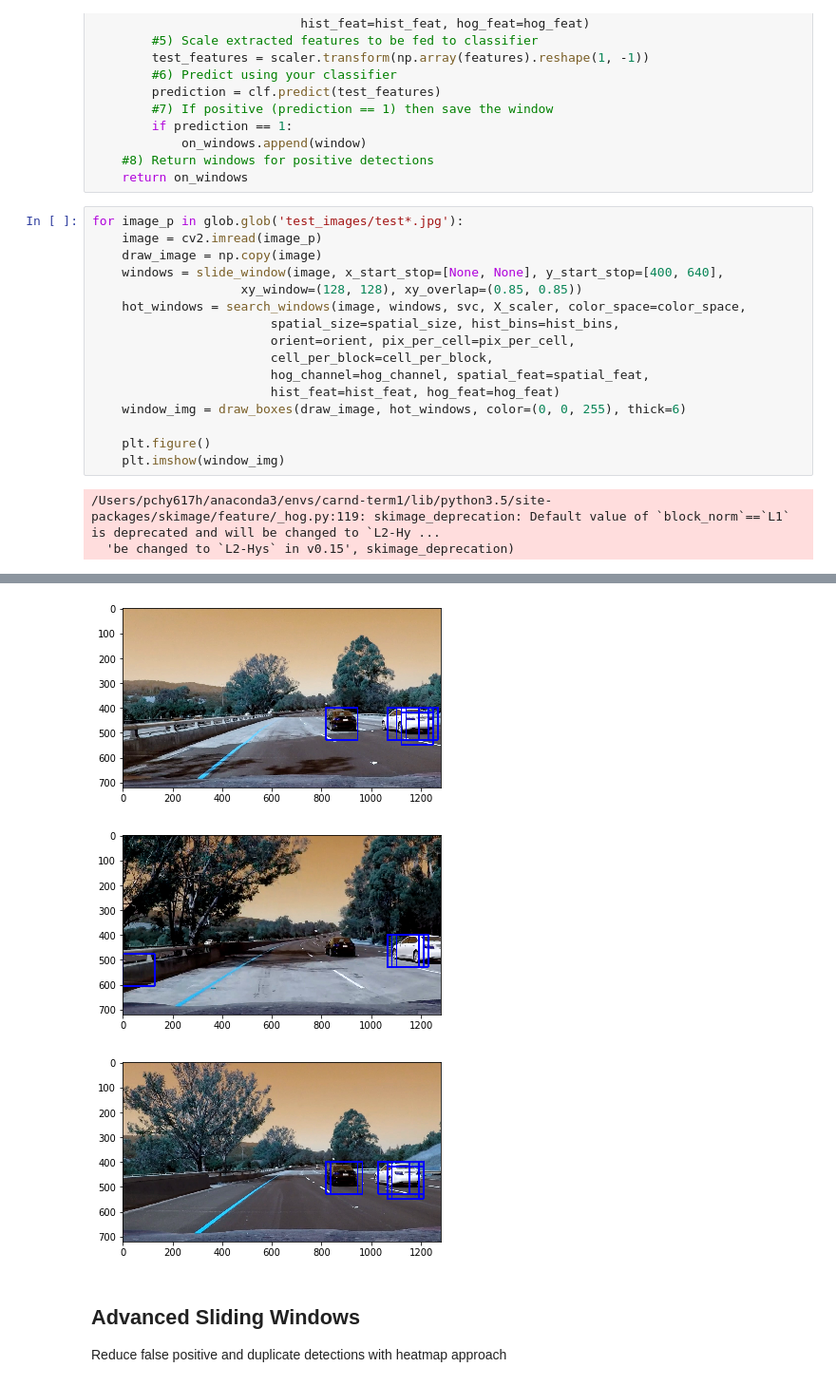
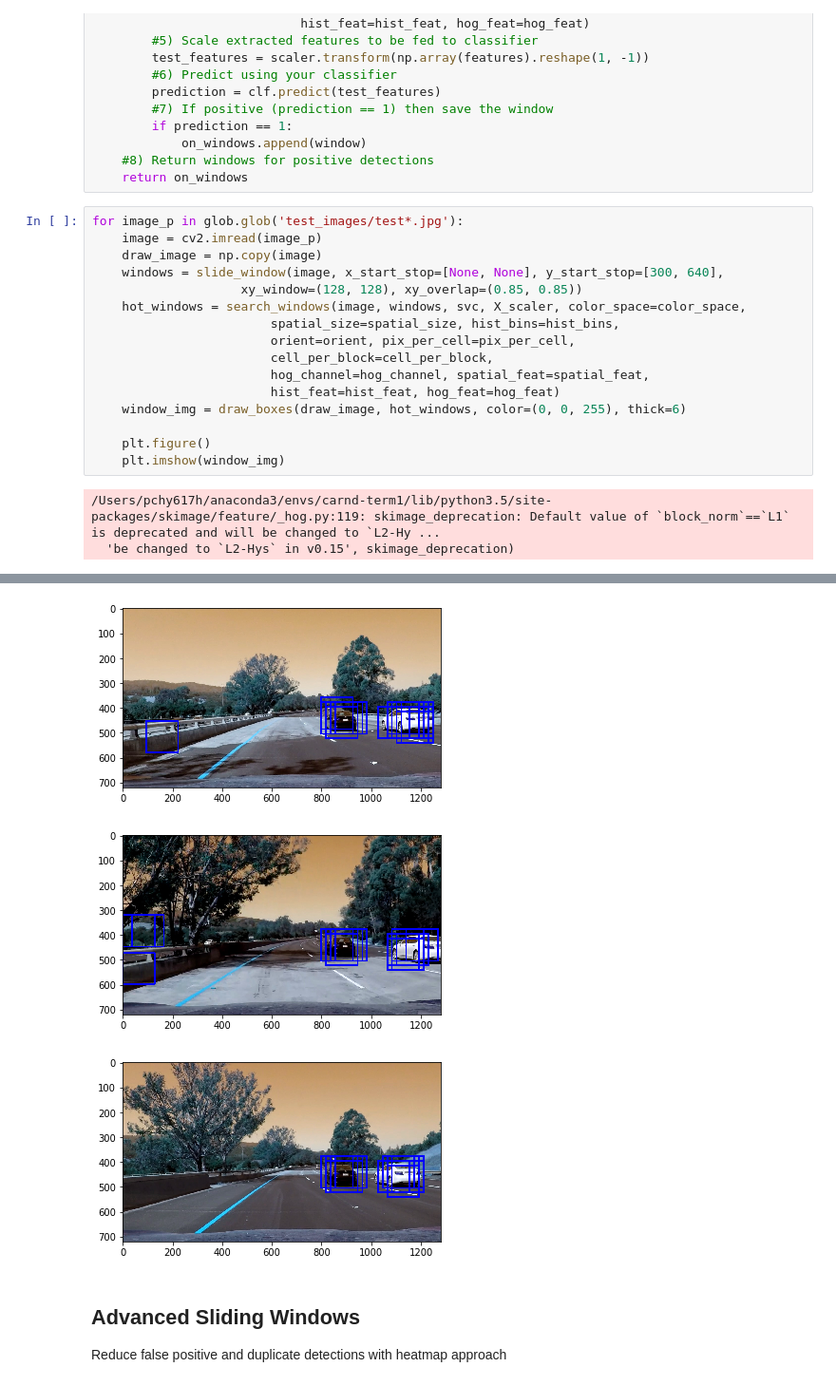
Before and after one commit to ahhuisg/CarND-Vehicle-Detection-Submission, a Jupyter notebook: vehicle_detection.ipynb, the cells around one changed output, grey strips where cells are left out. Shown at 95% size. Saved outputs shown, nothing was run; the diff lists cells and outputs as text.

```diff
--- a/vehicle_detection.ipynb
+++ b/vehicle_detection.ipynb
@@ -311,7 +311,7 @@ def search_windows(img, windows, clf, scaler, color_space='RGB',
 for image_p in glob.glob('test_images/test*.jpg'):
     image = cv2.imread(image_p)
     draw_image = np.copy(image)
-    windows = slide_window(image, x_start_stop=[None, None], y_start_stop=[400, 640],
+    windows = slide_window(image, x_start_stop=[None, None], y_start_stop=[300, 640],
                     xy_window=(128, 128), xy_overlap=(0.85, 0.85))
     hot_windows = search_windows(image, windows, svc, X_scaler, color_space=color_space,
                         spatial_size=spatial_size, hist_bins=hist_bins,
@@ -330,8 +330,8 @@ for image_p in glob.glob('test_images/test*.jpg'):
 [figure]
 [figure]
-[figure, old version]
+[figure, new version]
-[figure, old version]
+[figure, new version]
-[figure, old version]
+[figure, new version]
 # %% [markdown]
 ## Advanced Sliding Windows
 Reduce false positive and duplicate detections with heatmap approach
```
Also changed, not shown: parts of 5 cells of this notebook, 2 other files.
